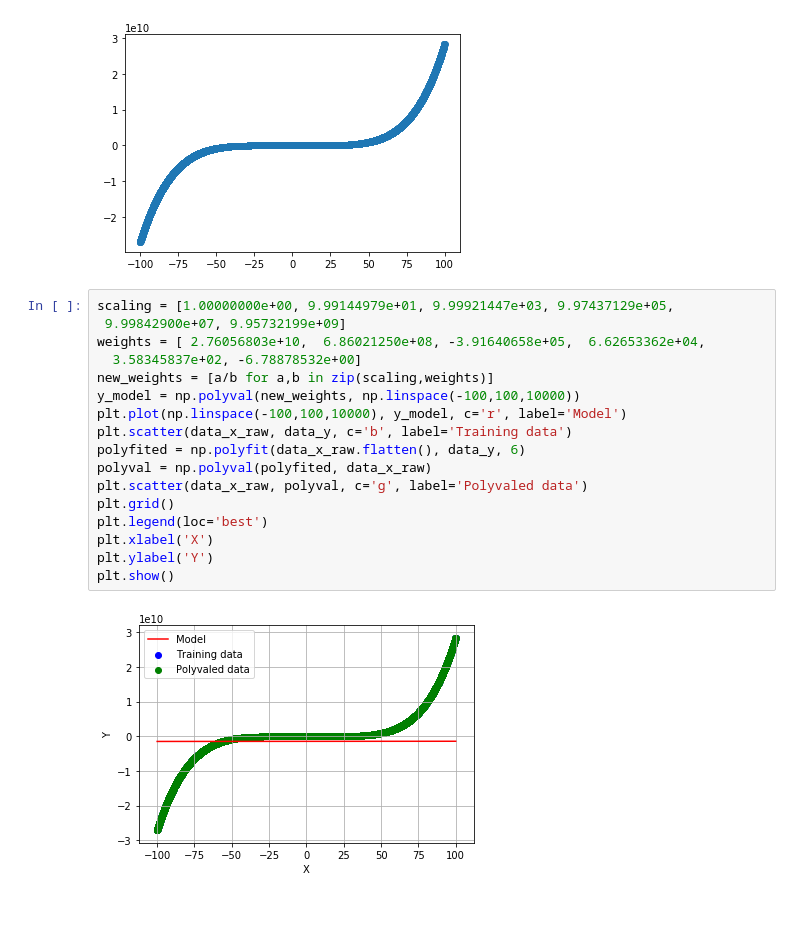
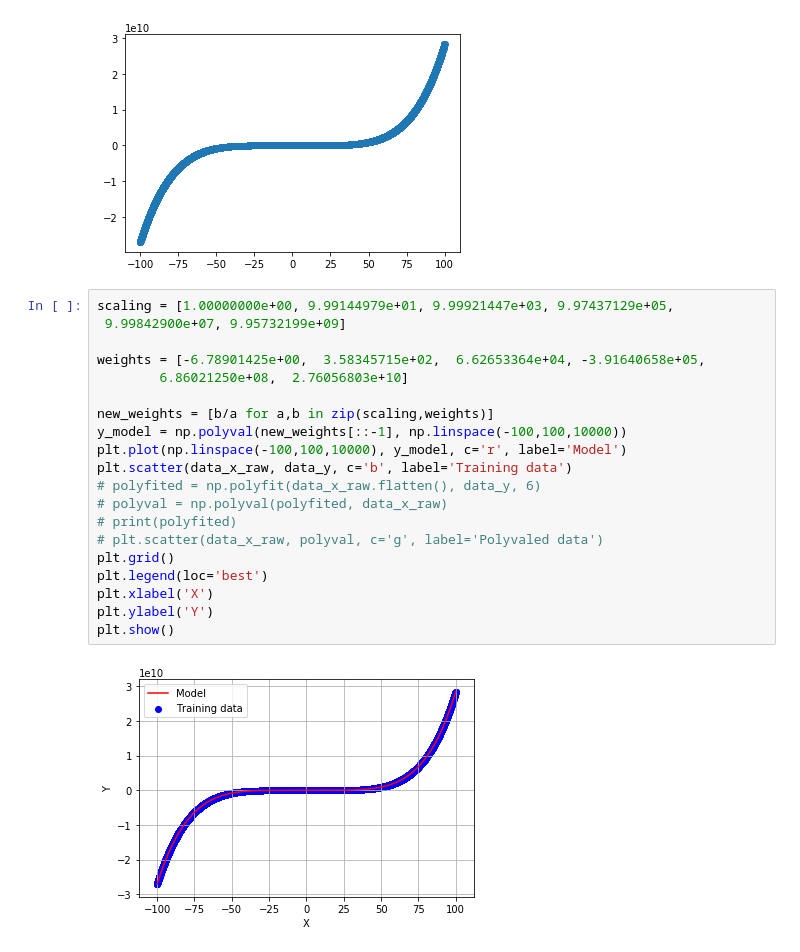
Before and after one commit to jakubkarczewski/PolynomialRegression, a Jupyter notebook: Tests.ipynb, the cells around one changed output. Drawn from its saved outputs; the diff is of its cells as text; blank space fills up the shorter version.

Commit message:
Add inference scaling

```diff
--- a/Tests.ipynb
+++ b/Tests.ipynb
@@ -23,19 +23,22 @@ ax.scatter(data_x_raw, data_y)
 # %%
 scaling = [1.00000000e+00, 9.99144979e+01, 9.99921447e+03, 9.97437129e+05,
  9.99842900e+07, 9.95732199e+09]
-weights = [ 2.76056803e+10,  6.86021250e+08, -3.91640658e+05,  6.62653362e+04,
-  3.58345837e+02, -6.78878532e+00]
-new_weights = [a/b for a,b in zip(scaling,weights)]
-y_model = np.polyval(new_weights, np.linspace(-100,100,10000))
+
+weights = [-6.78901425e+00,  3.58345715e+02,  6.62653364e+04, -3.91640658e+05,
+        6.86021250e+08,  2.76056803e+10]
+
+new_weights = [b/a for a,b in zip(scaling,weights)]
+y_model = np.polyval(new_weights[::-1], np.linspace(-100,100,10000))
 plt.plot(np.linspace(-100,100,10000), y_model, c='r', label='Model')
 plt.scatter(data_x_raw, data_y, c='b', label='Training data')
-polyfited = np.polyfit(data_x_raw.flatten(), data_y, 6)
-polyval = np.polyval(polyfited, data_x_raw)
-plt.scatter(data_x_raw, polyval, c='g', label='Polyvaled data')
+# polyfited = np.polyfit(data_x_raw.flatten(), data_y, 6)
+# polyval = np.polyval(polyfited, data_x_raw)
+# print(polyfited)
+# plt.scatter(data_x_raw, polyval, c='g', label='Polyvaled data')
 plt.grid()
 plt.legend(loc='best')
 plt.xlabel('X')
 plt.ylabel('Y')
 plt.show()
 # %% [output]
-[figure, old version]
+[figure, new version]
```
Also changed, not shown: parts of 5 cells of this notebook, 1 other file.
